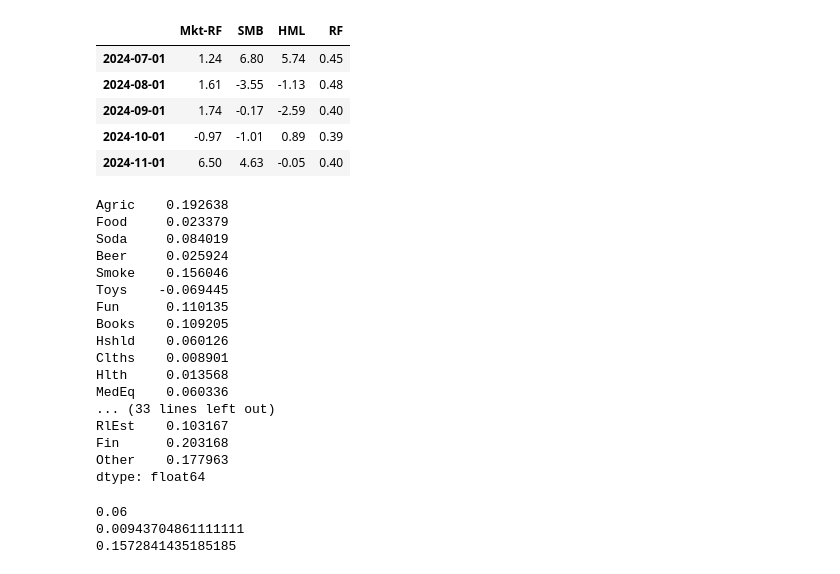
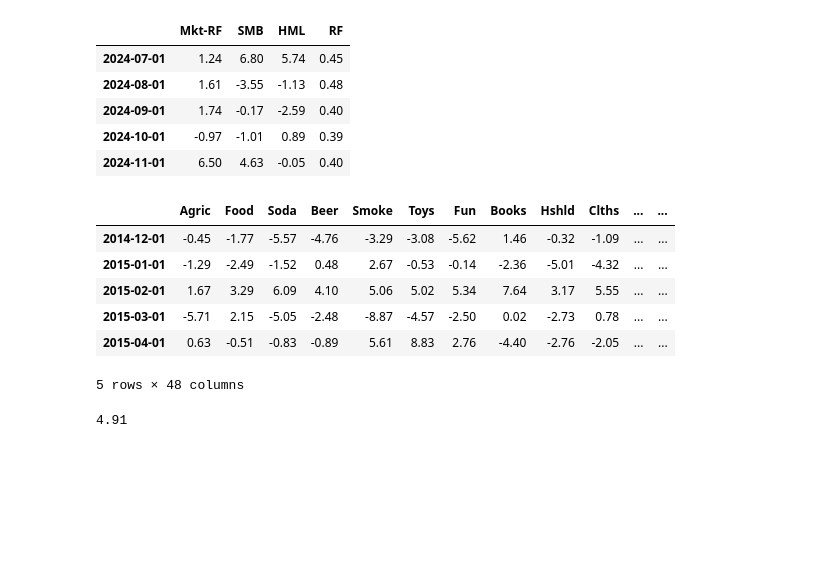
Before and after one commit to alessbressan/FINA60602A, a Jupyter notebook: maxser.ipynb, the cells around one changed output. Drawn from its saved outputs; the diff is of its cells as text; code cells hidden in the pictures; blank space fills up the shorter version.

```diff
--- a/maxser.ipynb
+++ b/maxser.ipynb
@@ -27,14 +27,13 @@ import numpy as np
 import pandas as pd
 import matplotlib.pyplot as plt
 import seaborn as sns
-from scipy.special import betainc
-from scipy.stats import beta
+from scipy.special import betainc, beta
 from sklearn.model_selection import KFold
-from sklearn.linear_model import LassoCV
+from sklearn.linear_model import Lasso
 
 data = pd.read_csv('48_Industry_Portfolios.csv', skiprows=11, nrows=1181, index_col=0)
 data.index = pd.to_datetime(data.index, format='%Y%m')
-data = data.iloc[-60:]      # use last 60 observations (5 years)
+data = data.iloc[-120:]      # use last 120 observations (10 years)
 
 rf_data = pd.read_csv('F-F_Research_Data_Factors.csv', skiprows=3, nrows=1181, index_col=0)
 rf_data.index = pd.to_datetime(rf_data.index, format='%Y%m')
@@ -48,32 +47,17 @@ rf_data.tail()
 | 2024-11-01 | 6.50 | 4.63 | -0.05 | 0.40 |
 # %%
 rf = 0.40                       # most recent risk free rate from factor dataset
-data_excess = data - rf         # compute excess returns
-data_excess = data_excess / 100 # convert to percentage
+data_excess = data - rf         # compute excess returns # convert to percentage
 T, N = data.shape
 data_excess.head()
-
-# compute each sharpe ratio
-sharpe = data_excess.mean() / data_excess.std()
-sharpe
 # %% [output]
+|  | Agric | Food | Soda | Beer | Smoke | Toys | Fun | Books | Hshld | Clths | ... | ... |
+| 2014-12-01 | -0.45 | -1.77 | -5.57 | -4.76 | -3.29 | -3.08 | -5.62 | 1.46 | -0.32 | -1.09 | ... | ... |
+| 2015-01-01 | -1.29 | -2.49 | -1.52 | 0.48 | 2.67 | -0.53 | -0.14 | -2.36 | -5.01 | -4.32 | ... | ... |
+| 2015-02-01 | 1.67 | 3.29 | 6.09 | 4.10 | 5.06 | 5.02 | 5.34 | 7.64 | 3.17 | 5.55 | ... | ... |
+| 2015-03-01 | -5.71 | 2.15 | -5.05 | -2.48 | -8.87 | -4.57 | -2.50 | 0.02 | -2.73 | 0.78 | ... | ... |
+| 2015-04-01 | 0.63 | -0.51 | -0.83 | -0.89 | 5.61 | 8.83 | 2.76 | -4.40 | -2.76 | -2.05 | ... | ... |
-Agric    0.192638
-Food     0.023379
-Soda     0.084019
-Beer     0.025924
-Smoke    0.156046
-Toys    -0.069445
-Fun      0.110135
-Books    0.109205
-Hshld    0.060126
-Clths    0.008901
-Hlth     0.013568
-MedEq    0.060336
-... (33 lines left out)
-RlEst    0.103167
-Fin      0.203168
-Other    0.177963
-dtype: float64
+5 rows × 48 columns
 # %%
 # Derive a sigma value
 cov_matrix = data_excess.cov()
@@ -82,14 +66,5 @@ weights = np.full(N, 1 / N)  # naive weights for all assets
 var = np.dot(weights.T, np.dot(cov_matrix, weights))
 sigma = np.sqrt(var).round(2)
 print(sigma)
-
-p_ret = np.dot(weights, data_excess.mean())
-print(p_ret)
-# Calculate the Sharpe ratio
-p_sharpe = p_ret / sigma
-
-print(p_sharpe) # for comparison
 # %% [output]
-0.06
-0.00943704861111111
-0.1572841435185185
+4.91
```
Also changed, not shown: parts of 10 cells of this notebook.
